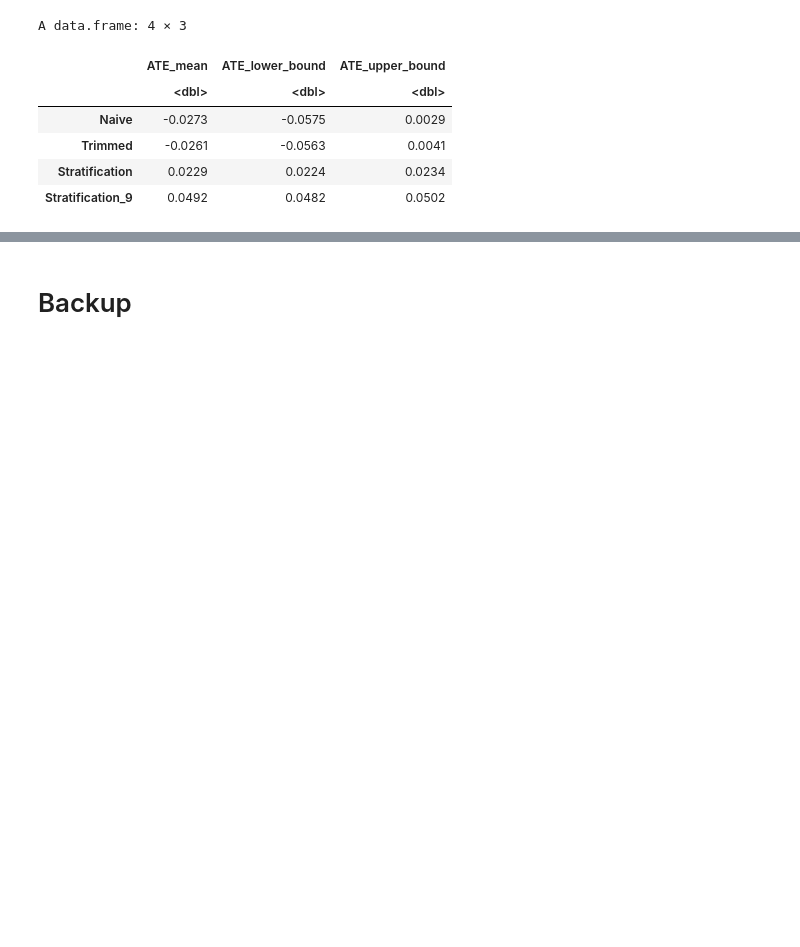
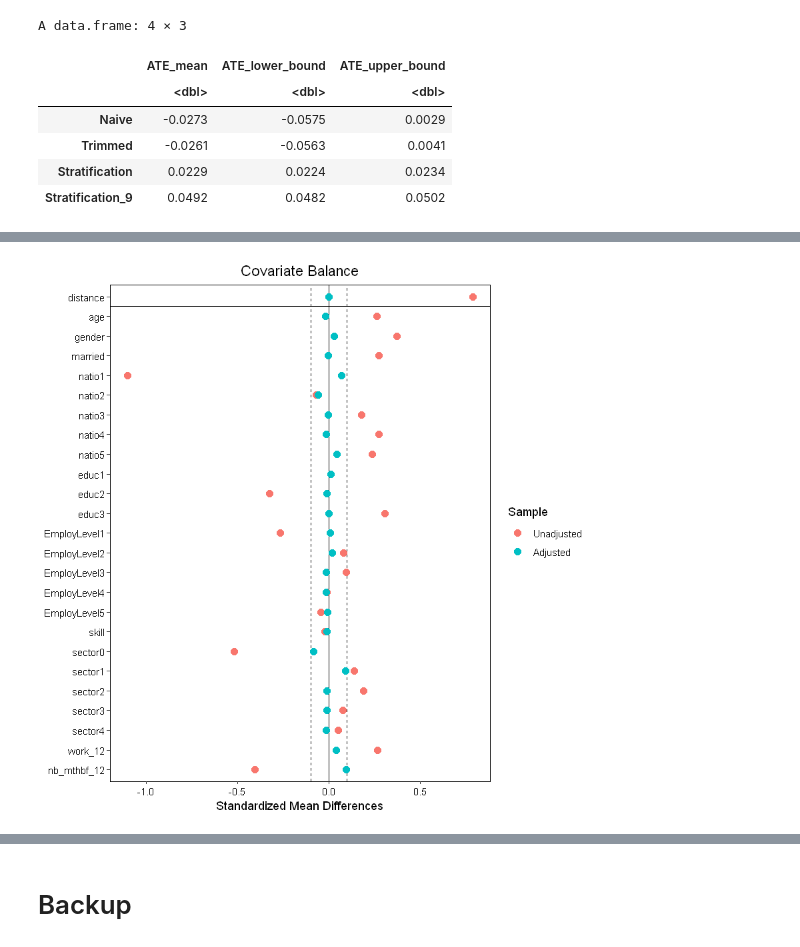
Before and after one commit to peppusnight/BayesianInference, a Jupyter notebook: Assignment_Mealli/Luxembourg_Training_Program.ipynb, the cells around one changed output, grey strips where cells are left out. Drawn from its saved outputs; the diff is of its cells as text; code cells hidden in the pictures; blank space fills up the shorter version.

```diff
--- a/Assignment_Mealli/Luxembourg_Training_Program.ipynb
+++ b/Assignment_Mealli/Luxembourg_Training_Program.ipynb
@@ -636,0 +644,11 @@ A data.frame: 4 × 3
+# %%
+library("MatchIt")
+data = read.table("TrainingLux.txt",header=TRUE)
+y = data$Outcome
+Z = data$TREAT
+X_treat = within(data, rm('Outcome'))
+X = within(X_treat, rm('TREAT'))
+#Exact Matching without replacement
+m_exact_without_rep = matchit(TREAT~., data = X_treat, method = "exact")
+summary(m_exact_without_rep)[2]
+# ftable(obs$TREAT, obs$RA, obs$RH, obs$MARR)
@@ -636,0 +669,10 @@ A data.frame: 4 × 3
+# %%
+m_nn_L = matchit(TREAT ~ ., data = X_treat, method = "nearest", discard='control', reestimate=FALSE, m.order='largest')
+m_nn_S = matchit(TREAT ~ ., data = X_treat, method = "nearest", discard='control', reestimate=FALSE, m.order='smallest')
+m_nn_R = matchit(TREAT ~ ., data = X_treat, method = "nearest", discard='control', reestimate=FALSE, m.order='random')
+mean(m_nn_L$distance[Z==1] - m_nn_L$distance[m_nn_L$match.matrix])
+mean(m_nn_S$distance[Z==1] - m_nn_S$distance[m_nn_L$match.matrix])
+mean(m_nn_R$distance[Z==1] - m_nn_S$distance[m_nn_R$match.matrix])
+max(m_nn_L$distance[Z==1] - m_nn_L$distance[m_nn_L$match.matrix])
+max(m_nn_S$distance[Z==1] - m_nn_S$distance[m_nn_L$match.matrix])
+max(m_nn_R$distance[Z==1] - m_nn_R$distance[m_nn_R$match.matrix])
@@ -636,0 +710,5 @@ A data.frame: 4 × 3
+# %%
+set.cobalt.options(binary = "std")
+love.plot(m_nn_L,thresholds = c(m = .1))
+# %% [output]
+[figure, added]
```
Also changed, not shown: parts of 33 cells of this notebook.
